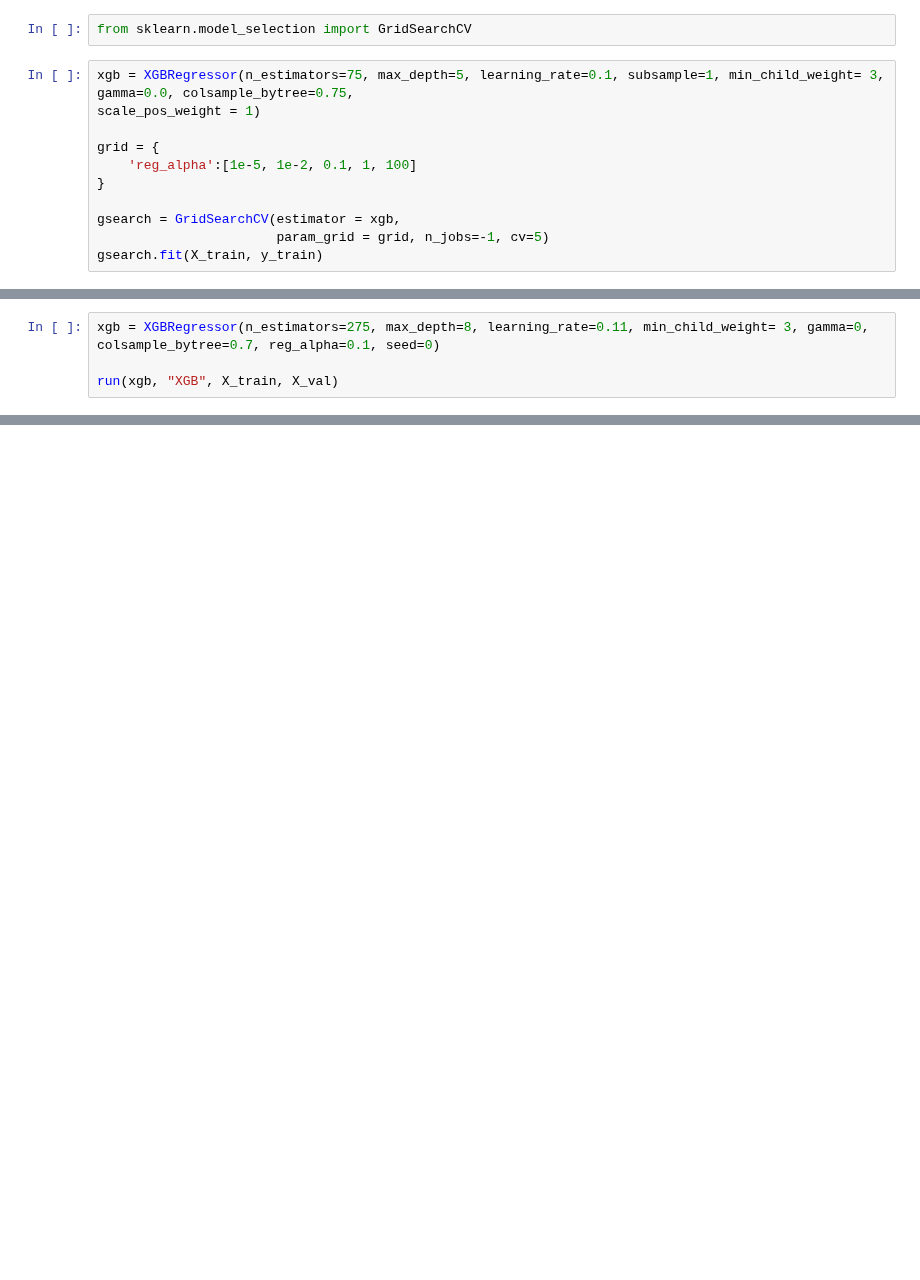
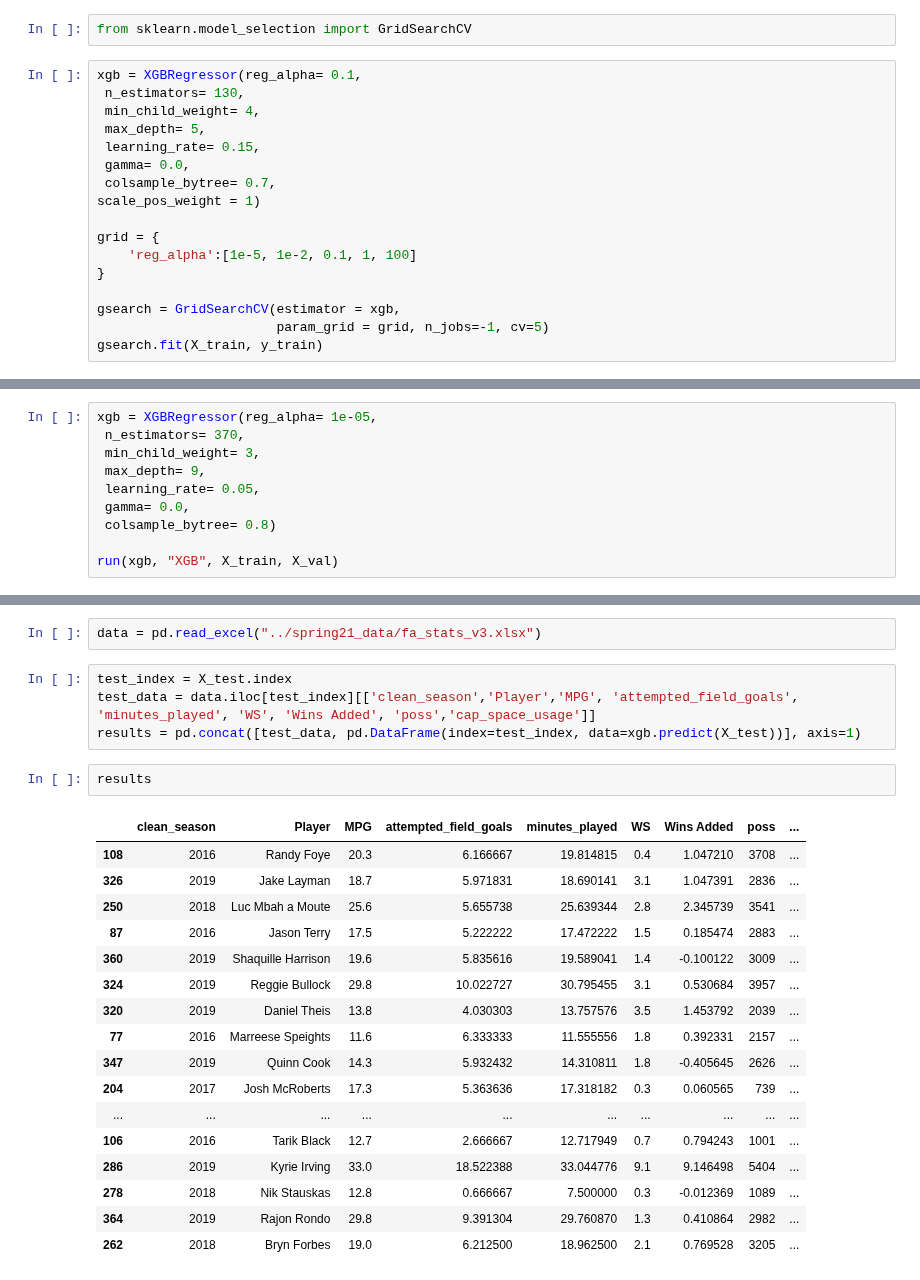
Before and after one commit to ZachLiu519/nba-model, a Jupyter notebook: spring21_models/xgboost_model.ipynb, the cells around one changed output, grey strips where cells are left out. Saved outputs shown, nothing was run; the diff lists cells and outputs as text; blank space fills up the shorter version.

```diff
--- a/spring21_models/xgboost_model.ipynb
+++ b/spring21_models/xgboost_model.ipynb
@@ -137,7 +173,13 @@ RandomizedSearchCV(cv=6,
 # %%
 from sklearn.model_selection import GridSearchCV
 # %%
-xgb = XGBRegressor(n_estimators=75, max_depth=5, learning_rate=0.1, subsample=1, min_child_weight= 3, gamma=0.0, colsample_bytree=0.75,
+xgb = XGBRegressor(reg_alpha= 0.1,
+ n_estimators= 130,
+ min_child_weight= 4,
+ max_depth= 5,
+ learning_rate= 0.15,
+ gamma= 0.0,
+ colsample_bytree= 0.7,
 scale_pos_weight = 1)
 
 grid = {
@@ -181,5 +214,11 @@ xgb_random.best_params_
 # %%
-xgb = XGBRegressor(n_estimators=275, max_depth=8, learning_rate=0.11, min_child_weight= 3, gamma=0, colsample_bytree=0.7, reg_alpha=0.1, seed=0)
+xgb = XGBRegressor(reg_alpha= 1e-05,
+ n_estimators= 370,
+ min_child_weight= 3,
+ max_depth= 9,
+ learning_rate= 0.05,
+ gamma= 0.0,
+ colsample_bytree= 0.8)
 
 run(xgb, "XGB", X_train, X_val)
 # %% [output]
@@ -204,0 +244,26 @@ mse-log:  0.0010518812378606396
+# %%
+data = pd.read_excel("../spring21_data/fa_stats_v3.xlsx")
+# %%
+test_index = X_test.index
+test_data = data.iloc[test_index][['clean_season','Player','MPG', 'attempted_field_goals', 'minutes_played', 'WS', 'Wins Added', 'poss','cap_space_usage']]
+results = pd.concat([test_data, pd.DataFrame(index=test_index, data=xgb.predict(X_test))], axis=1)
+# %%
+results
+# %% [output]
+|  | clean_season | Player | MPG | attempted_field_goals | minutes_played | WS | Wins Added | poss | ... |
+| 108 | 2016 | Randy Foye | 20.3 | 6.166667 | 19.814815 | 0.4 | 1.047210 | 3708 | ... |
+| 326 | 2019 | Jake Layman | 18.7 | 5.971831 | 18.690141 | 3.1 | 1.047391 | 2836 | ... |
+| 250 | 2018 | Luc Mbah a Moute | 25.6 | 5.655738 | 25.639344 | 2.8 | 2.345739 | 3541 | ... |
+| 87 | 2016 | Jason Terry | 17.5 | 5.222222 | 17.472222 | 1.5 | 0.185474 | 2883 | ... |
+| 360 | 2019 | Shaquille Harrison | 19.6 | 5.835616 | 19.589041 | 1.4 | -0.100122 | 3009 | ... |
+| 324 | 2019 | Reggie Bullock | 29.8 | 10.022727 | 30.795455 | 3.1 | 0.530684 | 3957 | ... |
+| 320 | 2019 | Daniel Theis | 13.8 | 4.030303 | 13.757576 | 3.5 | 1.453792 | 2039 | ... |
+| 77 | 2016 | Marreese Speights | 11.6 | 6.333333 | 11.555556 | 1.8 | 0.392331 | 2157 | ... |
+| 347 | 2019 | Quinn Cook | 14.3 | 5.932432 | 14.310811 | 1.8 | -0.405645 | 2626 | ... |
+| 204 | 2017 | Josh McRoberts | 17.3 | 5.363636 | 17.318182 | 0.3 | 0.060565 | 739 | ... |
+| ... | ... | ... | ... | ... | ... | ... | ... | ... | ... |
+| 106 | 2016 | Tarik Black | 12.7 | 2.666667 | 12.717949 | 0.7 | 0.794243 | 1001 | ... |
+| 286 | 2019 | Kyrie Irving | 33.0 | 18.522388 | 33.044776 | 9.1 | 9.146498 | 5404 | ... |
+| 278 | 2018 | Nik Stauskas | 12.8 | 0.666667 | 7.500000 | 0.3 | -0.012369 | 1089 | ... |
+| 364 | 2019 | Rajon Rondo | 29.8 | 9.391304 | 29.760870 | 1.3 | 0.410864 | 2982 | ... |
+| 262 | 2018 | Bryn Forbes | 19.0 | 6.212500 | 18.962500 | 2.1 | 0.769528 | 3205 | ... |
```
Also changed, not shown: parts of 13 cells of this notebook.
